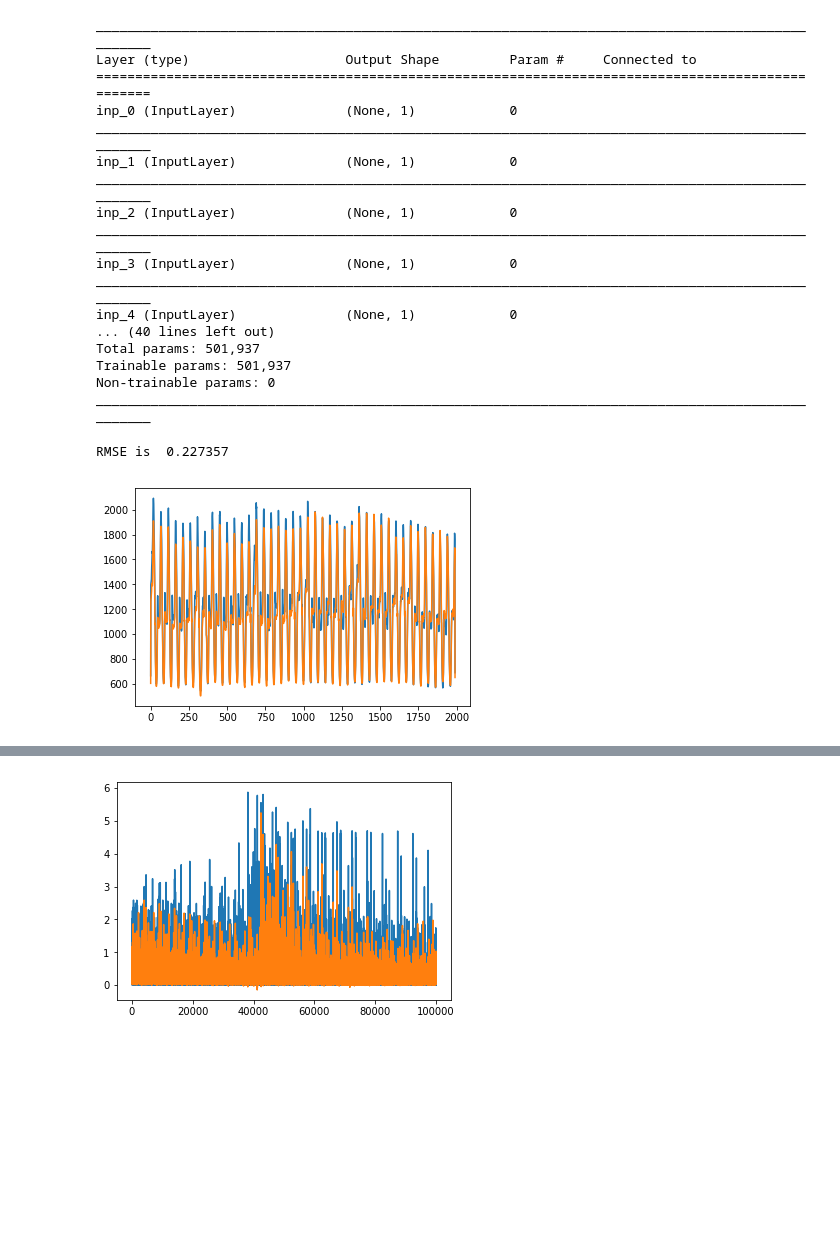
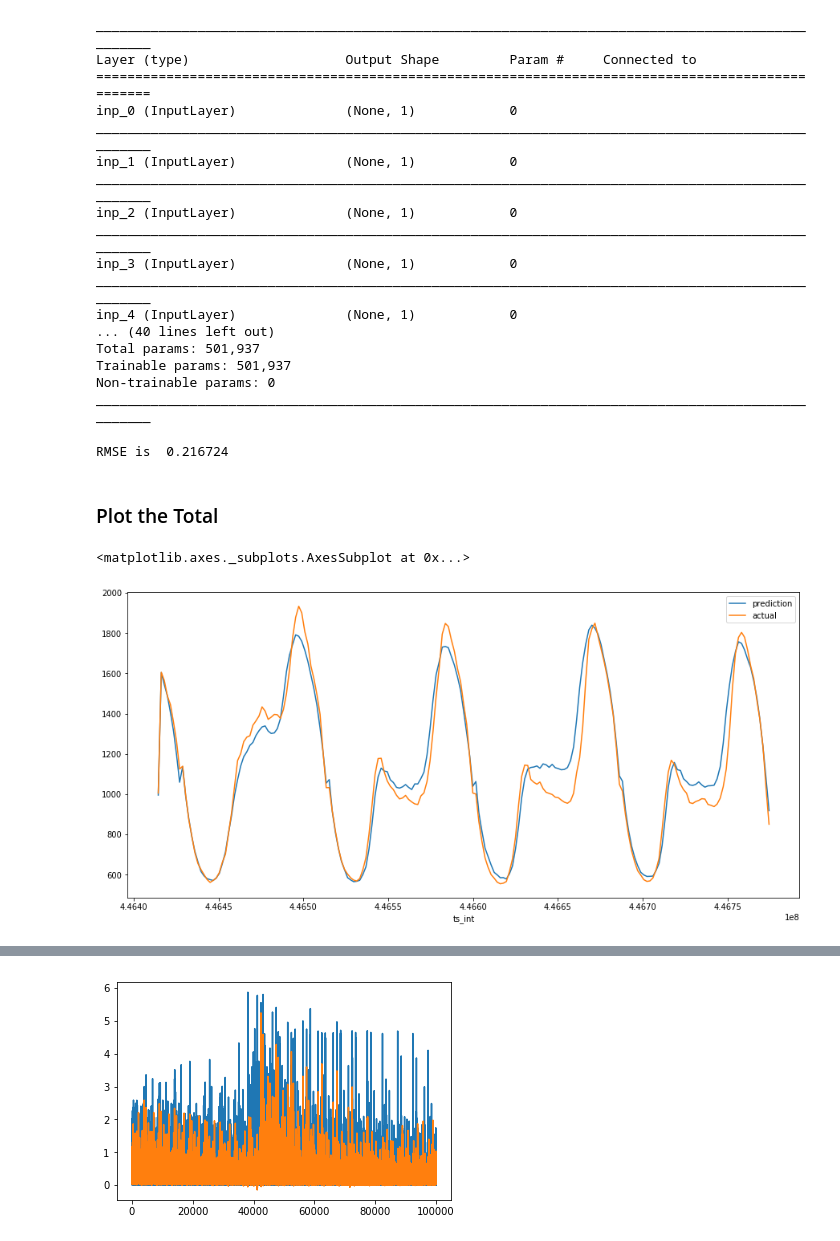
Before and after one commit to elfayoumi/westernpower-smartmeter, a Jupyter notebook: KerasModel2.ipynb, the cells around one changed output, grey strips where cells are left out. Drawn from its saved outputs; the diff is of its cells as text; code cells hidden in the pictures; blank space fills up the shorter version.

```diff
--- a/KerasModel2.ipynb
+++ b/KerasModel2.ipynb
@@ -169,15 +171,19 @@ preds = fcn_model.predict_generator(TestG, steps=1000)
 # %%
 da = bcolz.open(rootdir='data/processed_main_sorted', mode='r')
-ts = y = da[split:split+(1000*batch_size), allcols.index('ts_int')]
-y = da[split:split+(1000*batch_size),-1:]
+ts = da[split2:split2+(100*batch_size), allcols.index('ts_int')]
+acorn =  da[split2:split2+(100*batch_size), allcols.index('Acorn')]
+y = da[split2:split2+(100*batch_size),-1:]
 rmse_result = rmse(preds,y)
 print ("RMSE is ", rmse_result )
 # %% [output]
-RMSE is  0.227357
+RMSE is  0.216724
 # %%
-df = pd.DataFrame({'ts_int':ts, 'prediction':preds[:,0],'actual':y[:,0]})
-df2= df.groupby(['ts_int'],as_index = False).sum()
-plt.plot(df2[['actual','prediction']])
-plt.show()
+df = pd.DataFrame({'ts_int':ts, 'Acorn':acorn, 'prediction':preds[:,0],'actual':y[:,0]})
-# %% [output]
-[figure, removed]
+# %% [markdown]
+### Plot the Total
+# %%
+fig, ax = plt.subplots(figsize=(15,7))
+df.groupby(['ts_int']).sum()[['prediction','actual']].plot(ax=ax)
+# %% [output]
+<matplotlib.axes._subplots.AxesSubplot at 0x...>
+[figure, added]
```
Also changed, not shown: parts of 7 cells of this notebook.
